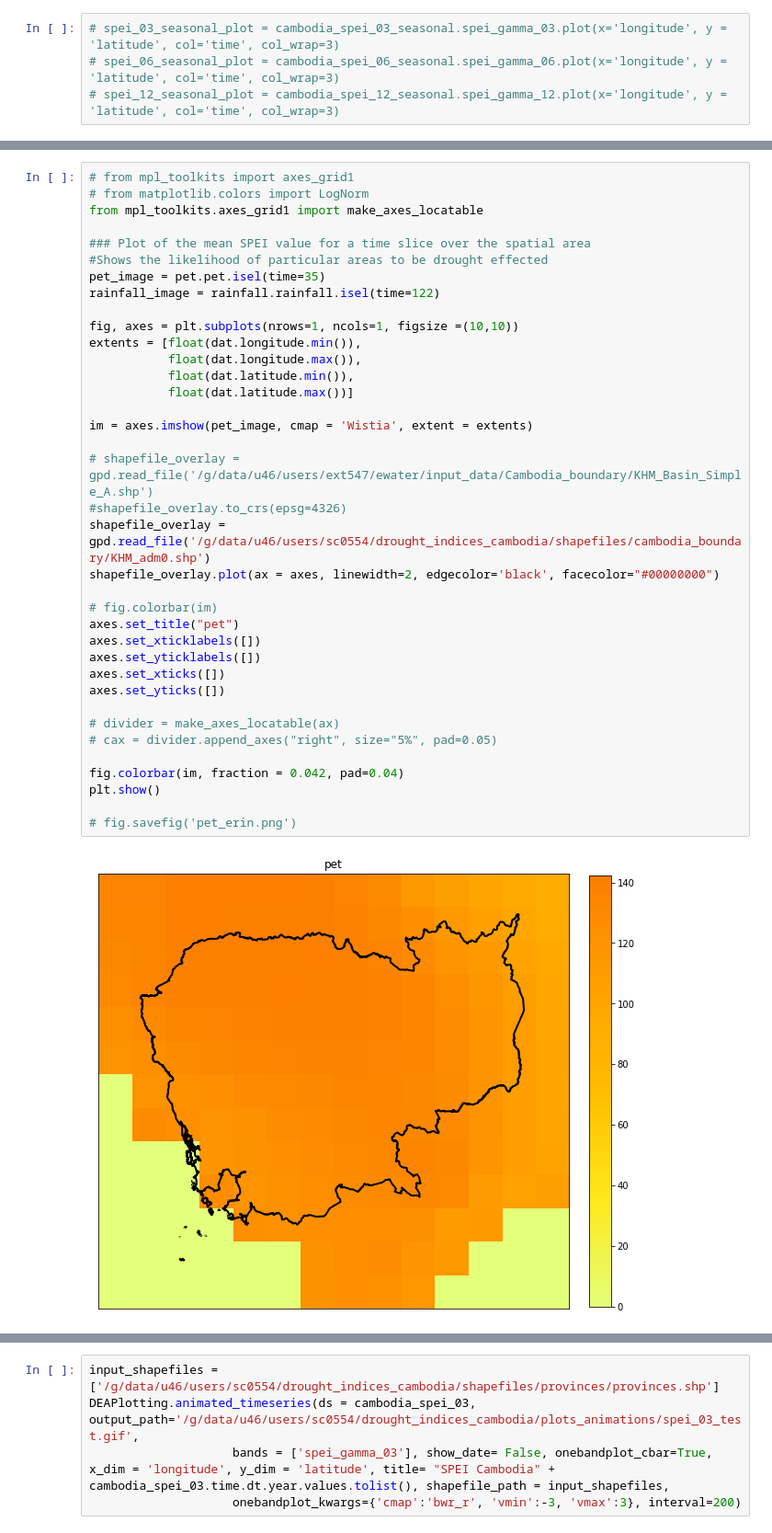
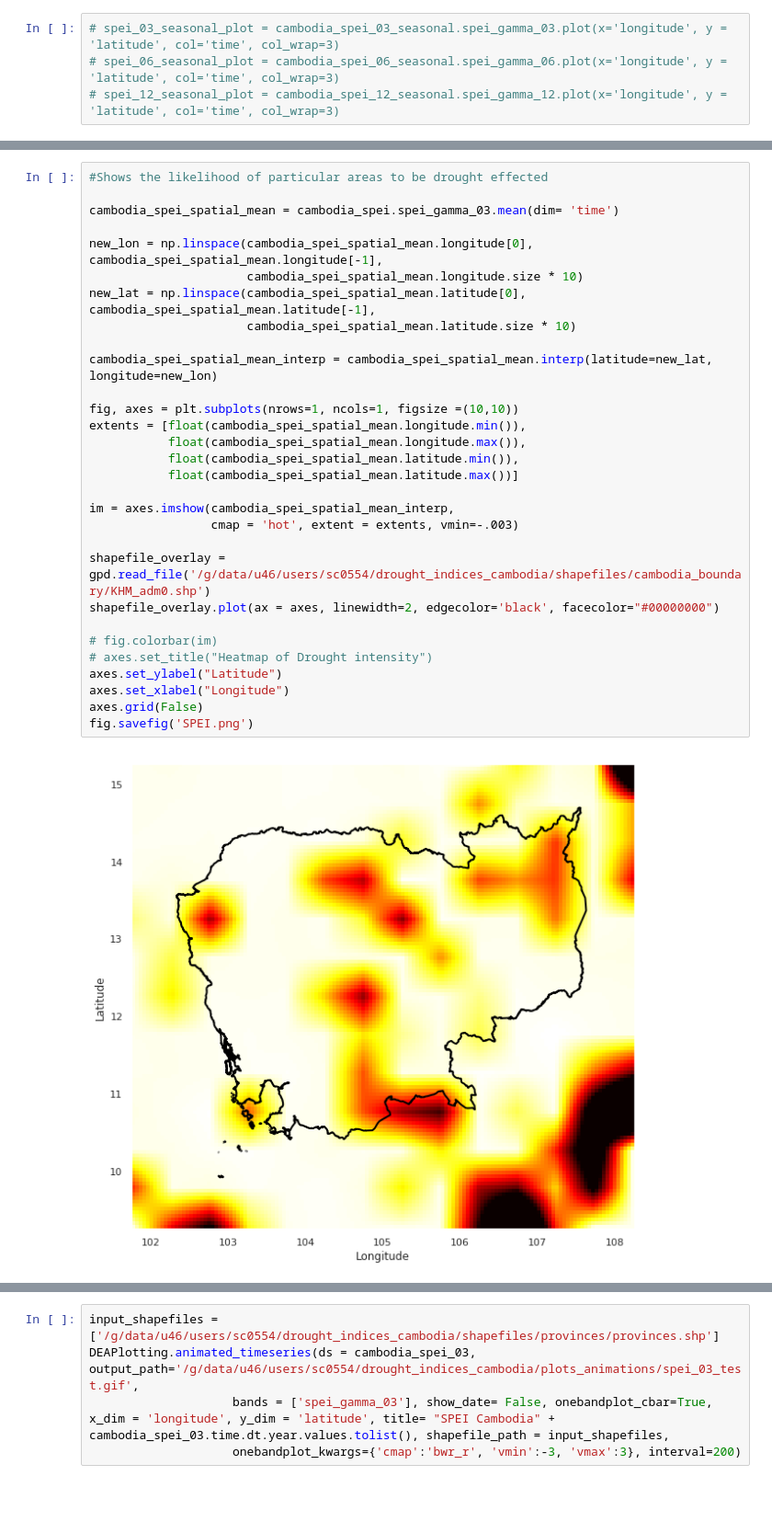
Before and after one commit to s-m-t-c/cambodia_cube, a Jupyter notebook: SPEI and Geomedians - Plotting and Animations.ipynb, the cells around one changed output, grey strips where cells are left out. Shown at 92% size. Cells and saved outputs as stored; diff of their text form; blank space fills up the shorter version.

Commit message:
Added spei_stats and overview

```diff
--- a/SPEI and Geomedians - Plotting and Animations.ipynb
+++ b/SPEI and Geomedians - Plotting and Animations.ipynb
@@ -346,39 +421,32 @@ Attributes:
 # %%
-# from mpl_toolkits import axes_grid1
-# from matplotlib.colors import LogNorm
-from mpl_toolkits.axes_grid1 import make_axes_locatable
+#Shows the likelihood of particular areas to be drought effected
 
-### Plot of the mean SPEI value for a time slice over the spatial area
-#Shows the likelihood of particular areas to be drought effected
-pet_image = pet.pet.isel(time=35)
-rainfall_image = rainfall.rainfall.isel(time=122)
+cambodia_spei_spatial_mean = cambodia_spei.spei_gamma_03.mean(dim= 'time')
+
+new_lon = np.linspace(cambodia_spei_spatial_mean.longitude[0], cambodia_spei_spatial_mean.longitude[-1],
+                      cambodia_spei_spatial_mean.longitude.size * 10)
+new_lat = np.linspace(cambodia_spei_spatial_mean.latitude[0], cambodia_spei_spatial_mean.latitude[-1],
+                      cambodia_spei_spatial_mean.latitude.size * 10)
+
+cambodia_spei_spatial_mean_interp = cambodia_spei_spatial_mean.interp(latitude=new_lat, longitude=new_lon)
 
 fig, axes = plt.subplots(nrows=1, ncols=1, figsize =(10,10))
-extents = [float(dat.longitude.min()),
-           float(dat.longitude.max()),
-           float(dat.latitude.min()),
-           float(dat.latitude.max())]
+extents = [float(cambodia_spei_spatial_mean.longitude.min()),
+           float(cambodia_spei_spatial_mean.longitude.max()),
+           float(cambodia_spei_spatial_mean.latitude.min()),
+           float(cambodia_spei_spatial_mean.latitude.max())]
 
-im = axes.imshow(pet_image, cmap = 'Wistia', extent = extents)
+im = axes.imshow(cambodia_spei_spatial_mean_interp,
+                 cmap = 'hot', extent = extents, vmin=-.003)
 
-# shapefile_overlay = gpd.read_file('/g/data/u46/users/ext547/ewater/input_data/Cambodia_boundary/KHM_Basin_Simple_A.shp')
-#shapefile_overlay.to_crs(epsg=4326)
 shapefile_overlay = gpd.read_file('/g/data/u46/users/sc0554/drought_indices_cambodia/shapefiles/cambodia_boundary/KHM_adm0.shp')
 shapefile_overlay.plot(ax = axes, linewidth=2, edgecolor='black', facecolor="#00000000")
 
 # fig.colorbar(im)
-axes.set_title("pet")
-axes.set_xticklabels([])
-axes.set_yticklabels([])
-axes.set_xticks([])
-axes.set_yticks([])
-
-# divider = make_axes_locatable(ax)
-# cax = divider.append_axes("right", size="5%", pad=0.05)
-
-fig.colorbar(im, fraction = 0.042, pad=0.04)
-plt.show()
-
-# fig.savefig('pet_erin.png')
+# axes.set_title("Heatmap of Drought intensity")
+axes.set_ylabel("Latitude")
+axes.set_xlabel("Longitude")
+axes.grid(False)
+fig.savefig('SPEI.png')
 # %% [output]
-[figure, old version]
+[figure, new version]
```
Also changed, not shown: parts of 33 cells of this notebook, 8 other files.
